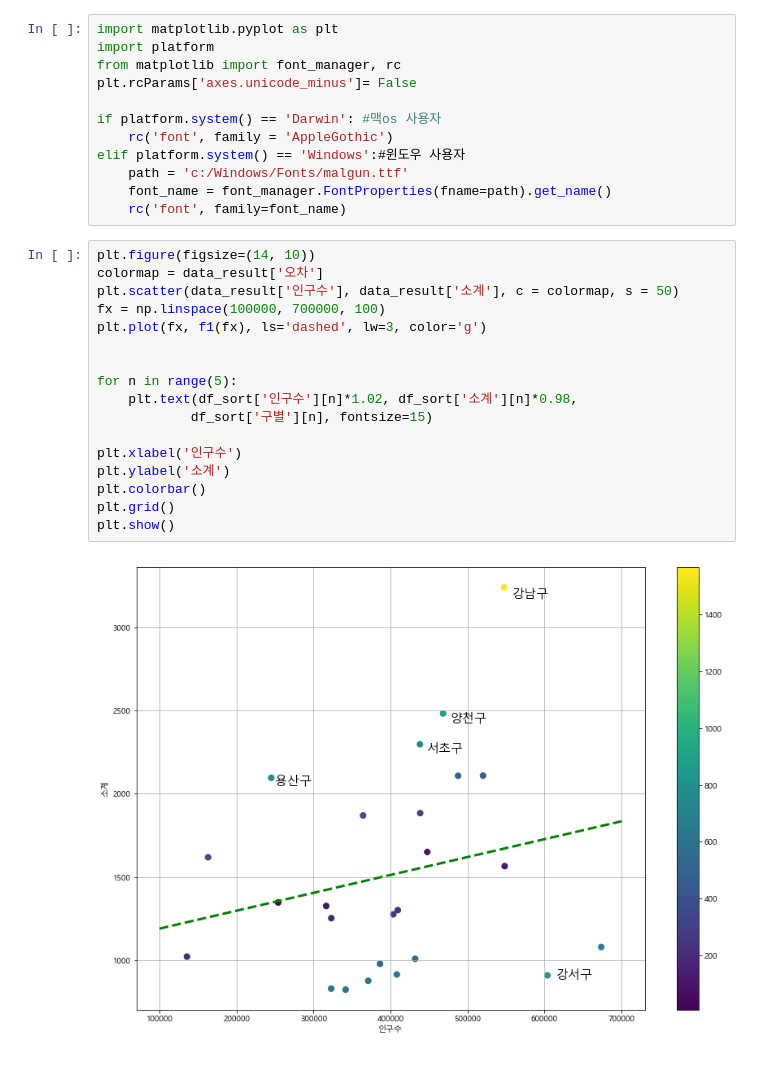
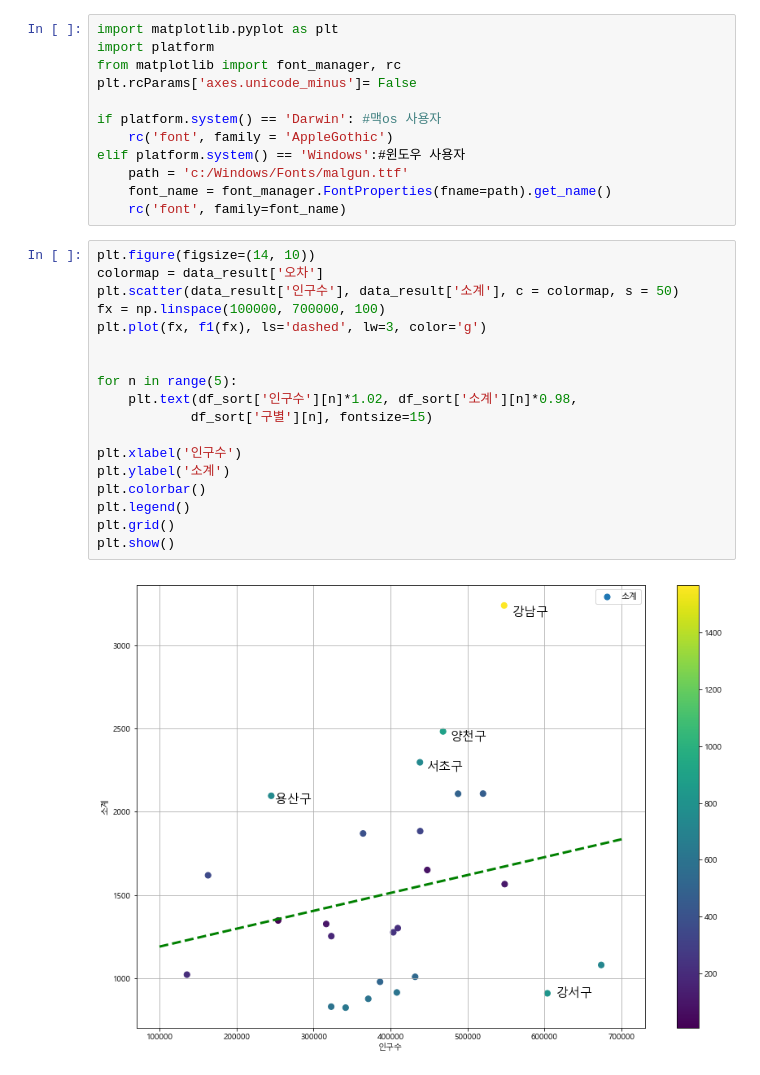
Before and after one commit to whdcksgogo12/Jongchan_GH_Quest, a Jupyter notebook: 김종찬_Quest3.ipynb, the cells around one changed output. Cells and saved outputs as stored; diff of their text form.

```diff
--- a/김종찬_Quest3.ipynb
+++ b/김종찬_Quest3.ipynb
@@ -69,19 +96,20 @@ elif platform.system() == 'Windows':#윈도우 사용자
 # %%
 plt.figure(figsize=(14, 10))
 colormap = data_result['오차']
 plt.scatter(data_result['인구수'], data_result['소계'], c = colormap, s = 50)
 fx = np.linspace(100000, 700000, 100)
 plt.plot(fx, f1(fx), ls='dashed', lw=3, color='g')
 
 
 for n in range(5):
     plt.text(df_sort['인구수'][n]*1.02, df_sort['소계'][n]*0.98,
             df_sort['구별'][n], fontsize=15)
 
 plt.xlabel('인구수')
 plt.ylabel('소계')
 plt.colorbar()
+plt.legend()
 plt.grid()
 plt.show()
 # %% [output]
-[figure, old version]
+[figure, new version]
```
Also changed, not shown: parts of 4 cells of this notebook.
